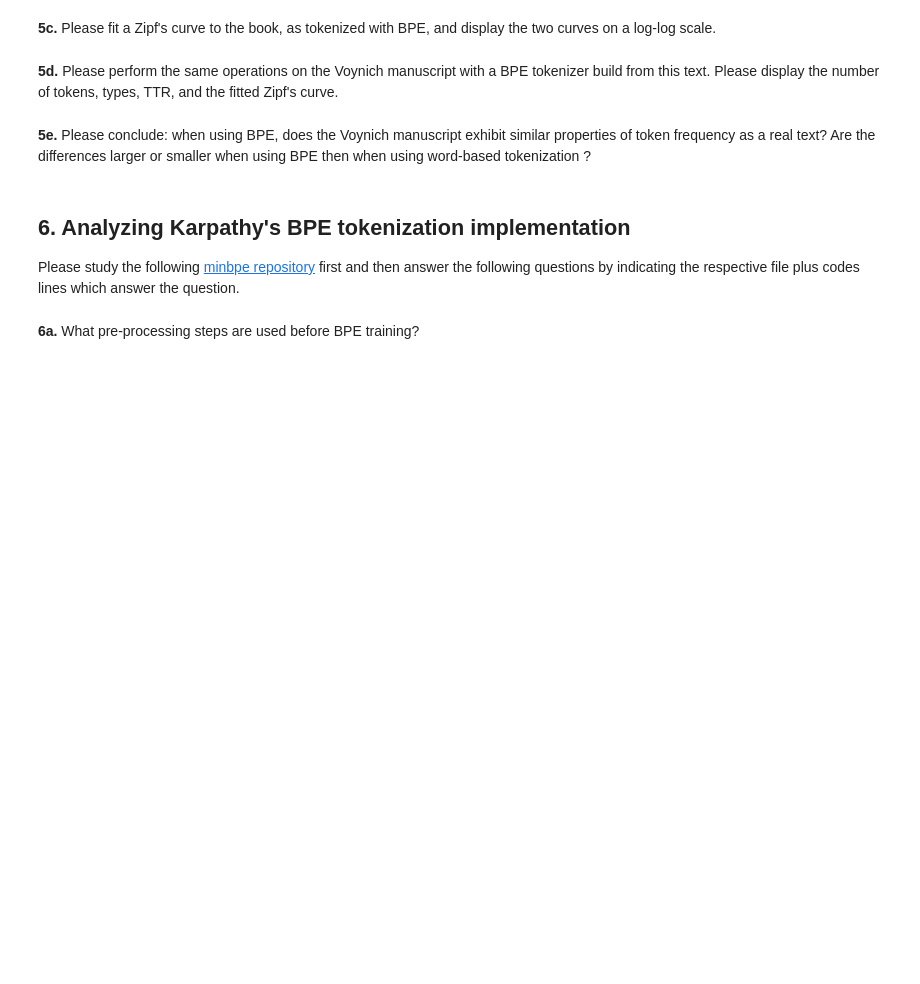
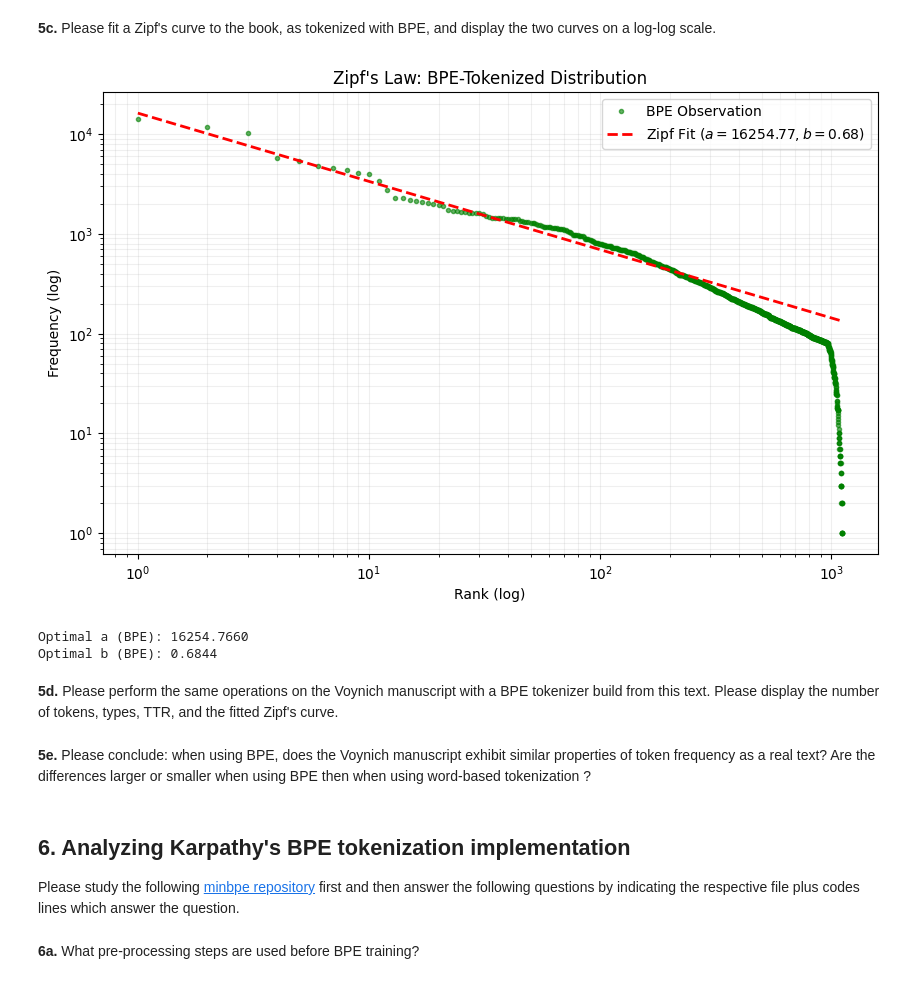
Before and after one commit to pdsalus/AdvNLP_projects, a Jupyter notebook: Lab_1/MSE_AdvNLP_Lab1_student-oli.ipynb, the cells around one changed output. Saved outputs shown, nothing was run; the diff lists cells and outputs as text; code cells hidden in the pictures; blank space fills up the shorter version.

```diff
--- a/Lab_1/MSE_AdvNLP_Lab1_student-oli.ipynb
+++ b/Lab_1/MSE_AdvNLP_Lab1_student-oli.ipynb
@@ -336,0 +336,16 @@ import sentencepiece as spm
+# %%
+# Please write your Python code in this cell and execute it.
+
+# input: the cleaned text file from the previous step
+# model_prefix: the name for the output files (m.model and m.vocab)
+# vocab_size: 1100 as requested
+# model_type: 'bpe' (Byte Pair Encoding)
+
+spm.SentencePieceTrainer.train(
+    input='sentences.txt',
+    model_prefix='m',
+    vocab_size=1100,
+    model_type='bpe'
+)
+
+print("BPE Model training complete. Files 'm.model' and 'm.vocab' have been created.")
@@ -345,3 +389,48 @@ import sentencepiece as spm
+# %%
+# Please write your Python code in this cell and execute it.
+
+# 1. Load the trained BPE model and the cleaned text
+sp = spm.SentencePieceProcessor(model_file='m.model')
+with open('book_cleaned.txt', 'r', encoding='utf-8') as f:
+    text = f.read()
+
+# 2. Tokenize using the BPE model
+bpe_tokens = sp.encode_as_pieces(text)
+
+# 3. Calculate Frequencies and Ranks
+bpe_counts = collections.Counter(bpe_tokens)
+# Sort frequencies by rank
+sorted_counts = sorted(bpe_counts.values(), reverse=True)
+ranks = np.arange(1, len(sorted_counts) + 1)
+frequencies = np.array(sorted_counts)
+
+# 4. Curve Fitting (y = a / x^b)
+def zipf_model(x, a, b):
+    return a / (x**b)
+
+# Initial guess: a = max frequency, b = 1.0
+popt, _ = curve_fit(zipf_model, ranks, frequencies, p0=[frequencies[0], 1.0])
+a_opt, b_opt = popt
+
+# 5. Plotting on a log-log scale
+plt.figure(figsize=(10, 6))
+plt.loglog(ranks, frequencies, 'go', label='BPE Observation', markersize=3, alpha=0.6)
+plt.loglog(ranks, zipf_model(ranks, a_opt, b_opt), 'r--',
+           label=f'Zipf Fit ($a={a_opt:.2f}, b={b_opt:.2f}$)', linewidth=2)
+
+plt.xlabel('Rank (log)')
+plt.ylabel('Frequency (log)')
+plt.title("Zipf's Law: BPE-Tokenized Distribution")
+plt.legend()
+plt.grid(True, which="both", ls="-", alpha=0.2)
+plt.show()
+
+print(f"Optimal a (BPE): {a_opt:.4f}")
+print(f"Optimal b (BPE): {b_opt:.4f}")
+# %% [output]
+[figure, added]
+Optimal a (BPE): 16254.7660
+Optimal b (BPE): 0.6844
 # %% [markdown]
 **5d.** Please perform the same operations on the Voynich manuscript with a BPE tokenizer build from this text.  Please display the number of tokens, types, TTR, and the fitted Zipf's curve.
 # %%
```
Also changed, not shown: parts of 6 cells of this notebook, 4 other files.
